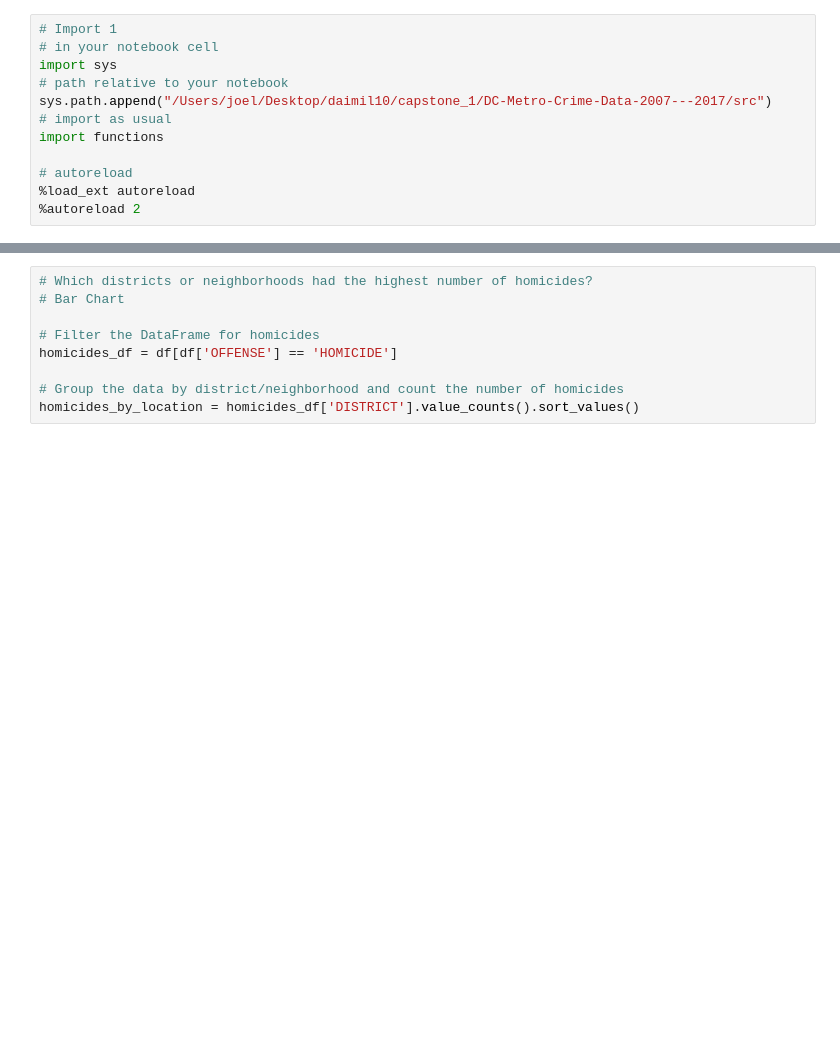
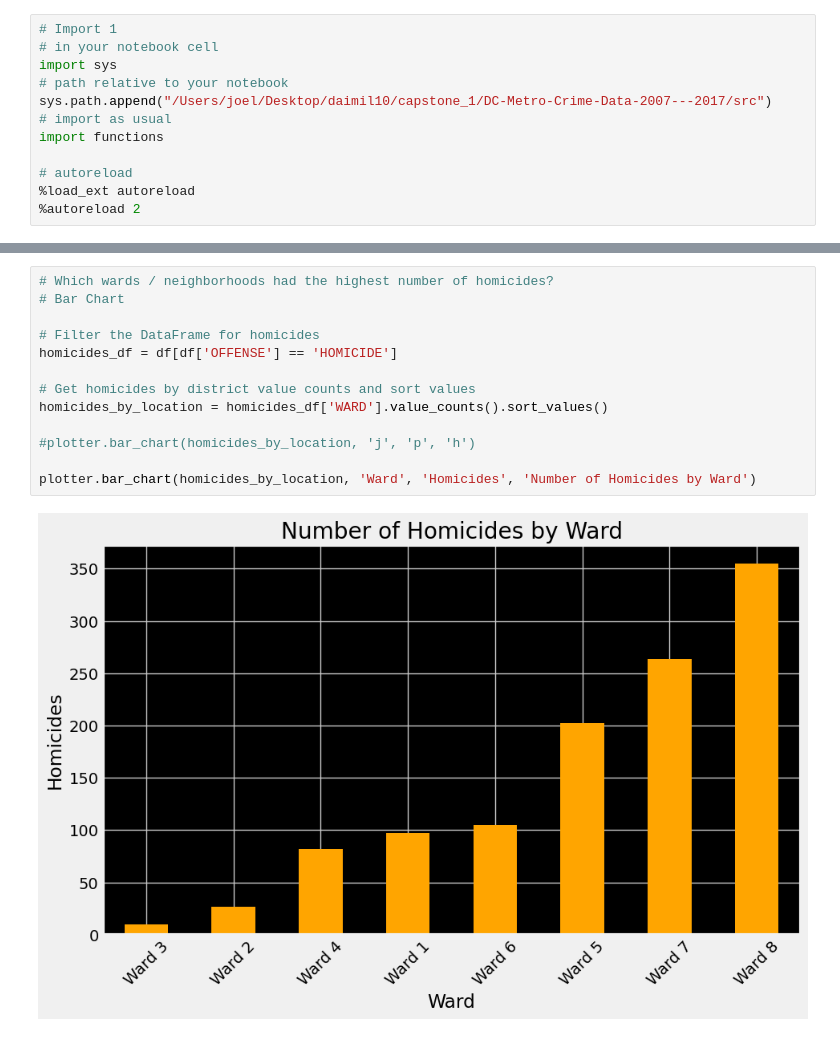
Before and after one commit to 1seanob1337/DC-Metro-Crime-Data-2007---2017, a Jupyter notebook: notebooks/work.ipynb, the cells around one changed output, grey strips where cells are left out. Drawn from its saved outputs; the diff is of its cells as text; blank space fills up the shorter version.

```diff
--- a/notebooks/work.ipynb
+++ b/notebooks/work.ipynb
@@ -102,12 +235,18 @@ homicides_by_year = homicides_df.groupby('year').size()
 # %%
-# Which districts or neighborhoods had the highest number of homicides?
+# Which wards / neighborhoods had the highest number of homicides?
 # Bar Chart
 
 # Filter the DataFrame for homicides
 homicides_df = df[df['OFFENSE'] == 'HOMICIDE']
 
-# Group the data by district/neighborhood and count the number of homicides
-homicides_by_location = homicides_df['DISTRICT'].value_counts().sort_values()
+# Get homicides by district value counts and sort values
+homicides_by_location = homicides_df['WARD'].value_counts().sort_values()
+
+#plotter.bar_chart(homicides_by_location, 'j', 'p', 'h')
+
+plotter.bar_chart(homicides_by_location, 'Ward', 'Homicides', 'Number of Homicides by Ward')
+# %% [output]
+[figure, added]
 # %%
 # Is there any correlation between the time of the day and the occurrence of homicides?
 # Heat Map
```
Also changed, not shown: parts of 17 cells of this notebook, 6 other files.
